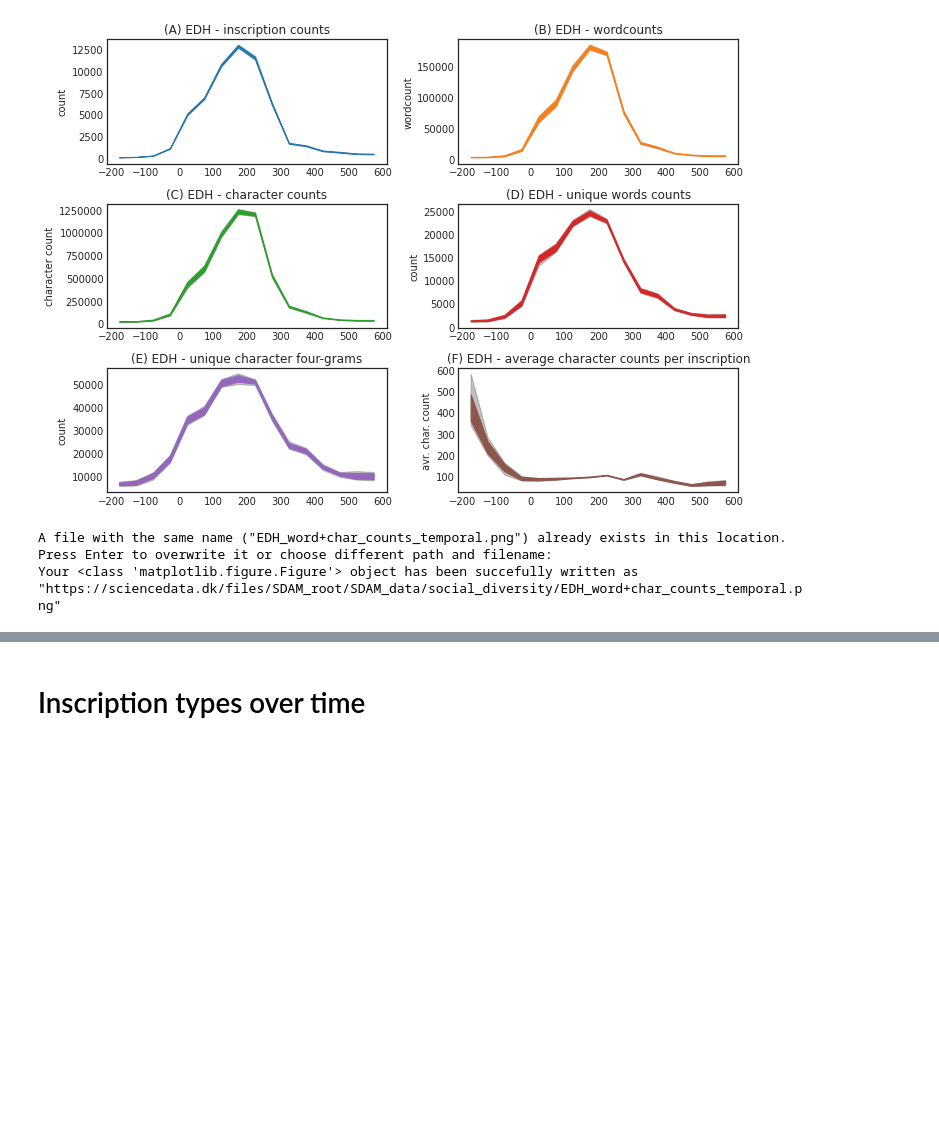
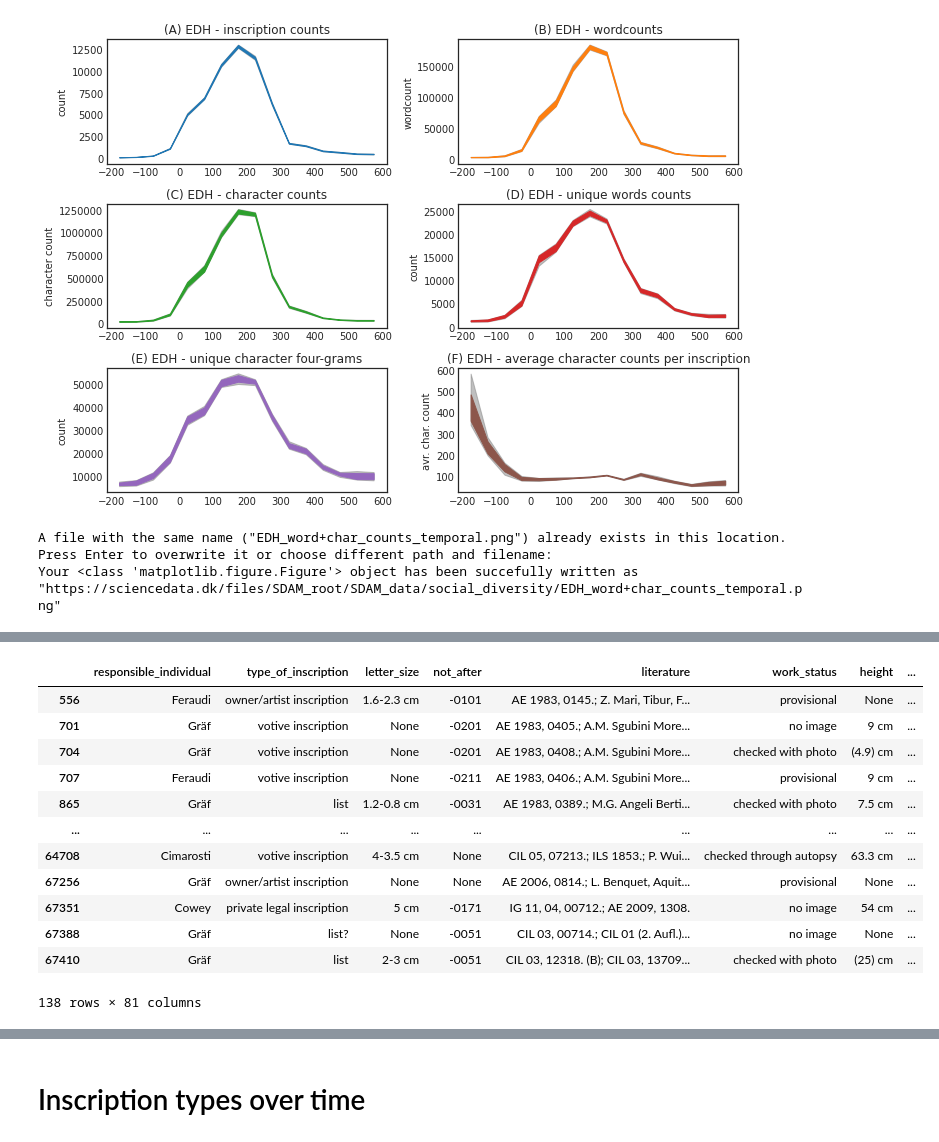
Before and after one commit to sdam-au/LI_ETL, a Jupyter notebook: scripts/1_5_py_WORDS&OCCUPS&ORGS_TEMPORAL.ipynb, the cells around one changed output, grey strips where cells are left out. Cells and saved outputs as stored; diff of their text form; code cells hidden in the pictures; blank space fills up the shorter version.

```diff
--- a/scripts/1_5_py_WORDS&OCCUPS&ORGS_TEMPORAL.ipynb
+++ b/scripts/1_5_py_WORDS&OCCUPS&ORGS_TEMPORAL.ipynb
@@ -203,0 +227,23 @@ Your <class 'matplotlib.figure.Figure'> object has been succefully written as "h
+# %%
+def filter_by_first(random_dates):
+    try:
+        return random_dates[0]
+    except:
+        None
+
+EDH_100bc = EDH[EDH["random_dates"].apply(filter_by_first) < -100]
+EDH_100bc
+# %% [output]
+|  | responsible_individual | type_of_inscription | letter_size | not_after | literature | work_status | height | ... |
+| 556 | Feraudi | owner/artist inscription | 1.6-2.3 cm | -0101 | AE 1983, 0145.; Z. Mari, Tibur, F... | provisional | None | ... |
+| 701 | Gräf | votive inscription | None | -0201 | AE 1983, 0405.; A.M. Sgubini More... | no image | 9 cm | ... |
+| 704 | Gräf | votive inscription | None | -0201 | AE 1983, 0408.; A.M. Sgubini More... | checked with photo | (4.9) cm | ... |
+| 707 | Feraudi | votive inscription | None | -0211 | AE 1983, 0406.; A.M. Sgubini More... | provisional | 9 cm | ... |
+| 865 | Gräf | list | 1.2-0.8 cm | -0031 | AE 1983, 0389.; M.G. Angeli Berti... | checked with photo | 7.5 cm | ... |
+| ... | ... | ... | ... | ... | ... | ... | ... | ... |
+| 64708 | Cimarosti | votive inscription | 4-3.5 cm | None | CIL 05, 07213.; ILS 1853.; P. Wui... | checked through autopsy | 63.3 cm | ... |
+| 67256 | Gräf | owner/artist inscription | None | None | AE 2006, 0814.; L. Benquet, Aquit... | provisional | None | ... |
+| 67351 | Cowey | private legal inscription | 5 cm | -0171 | IG 11, 04, 00712.; AE 2009, 1308. | no image | 54 cm | ... |
+| 67388 | Gräf | list? | None | -0051 | CIL 03, 00714.; CIL 01 (2. Aufl.)... | no image | None | ... |
+| 67410 | Gräf | list | 2-3 cm | -0051 | CIL 03, 12318. (B); CIL 03, 13709... | checked with photo | (25) cm | ... |
+138 rows × 81 columns
```
Also changed, not shown: parts of 9 cells of this notebook, 1 other file.
